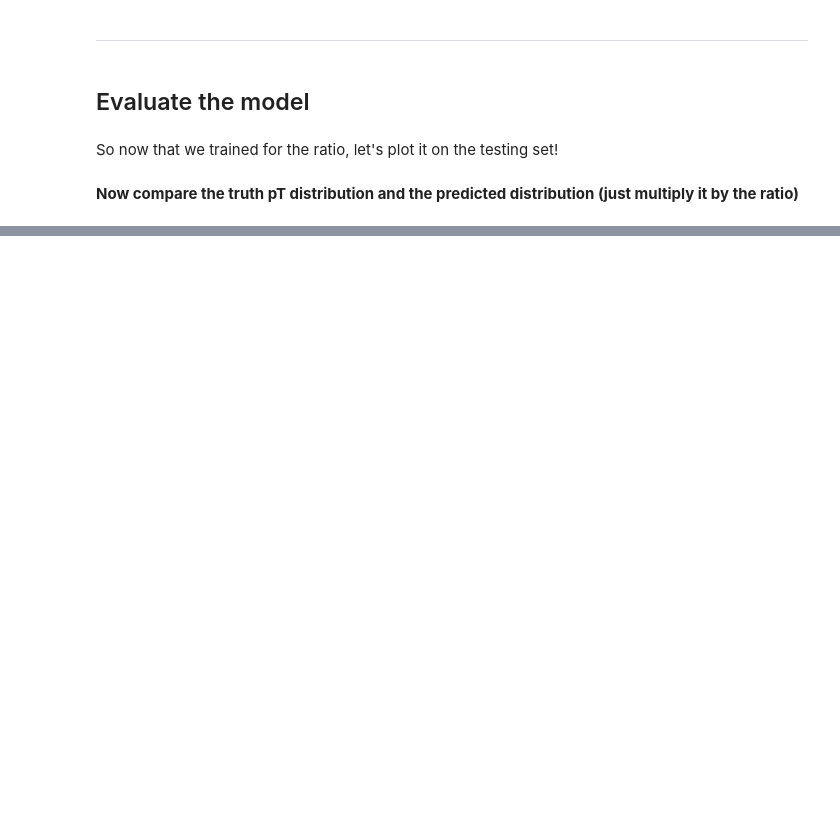
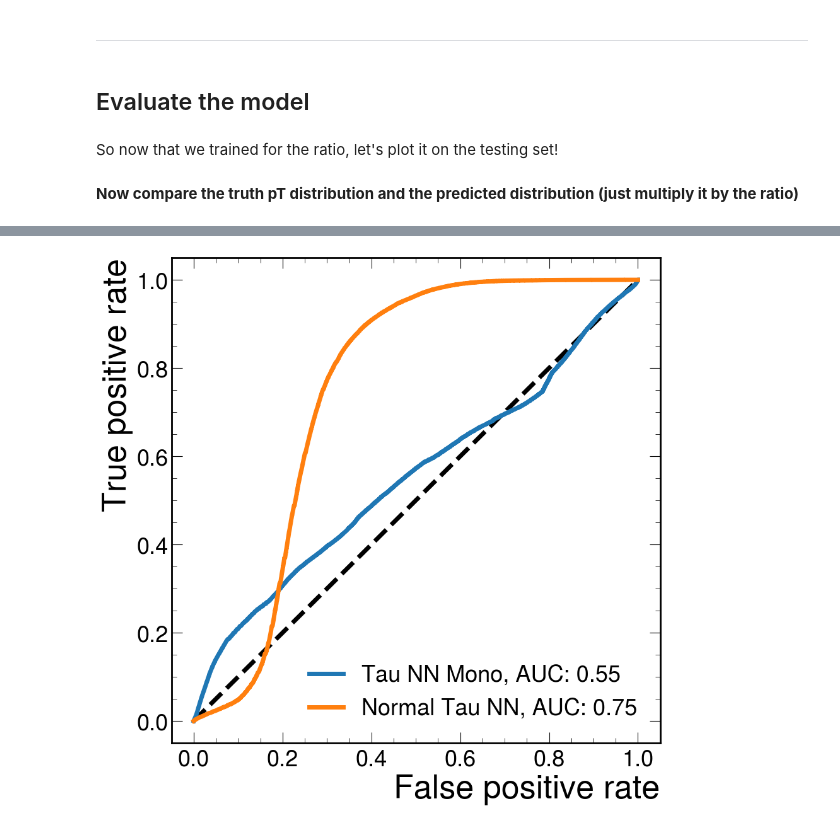
Before and after one commit to ofoofoo/Tau_L1, a Jupyter notebook: notebooks/tau_pt_regress/tau_pt_regression-Orion.ipynb, the cells around one changed output, grey strips where cells are left out. Drawn from its saved outputs; the diff is of its cells as text; code cells hidden in the pictures; blank space fills up the shorter version.

```diff
--- a/notebooks/tau_pt_regress/tau_pt_regression-Orion.ipynb
+++ b/notebooks/tau_pt_regress/tau_pt_regression-Orion.ipynb
@@ -424,0 +589,10 @@ Mean (fit) is -3.955671179118225
+# %%
+NormalModel = load_model('../../models/Feb_4_2023_JetMetTalk_v1_pTShape_EMSeed.h5')
+
+y_pred_mono = model(X_test)
+fpr_mono, tpr_mono, _ = roc_curve(y_test_jetID, y_pred_mono)
+auc_score_mono = round(auc(fpr_mono, tpr_mono),2)
+
+y_pred_normal = NormalModel.predict(X_test)
+fpr_normal, tpr_normal, _ = roc_curve(y_test_jetID,y_pred_normal)
+auc_score_normal = round(auc(fpr_normal, tpr_normal),2)
@@ -424,0 +601,15 @@ Mean (fit) is -3.955671179118225
+# %%
+#Create plot for ROC
+plt.figure(1)
+
+plt.plot([0,1],[0,1],'k--')
+plt.plot(fpr_mono, tpr_mono, label = 'Tau NN Mono, AUC: {}'.format(auc_score_mono))
+plt.plot(fpr_normal, tpr_normal, label = 'Normal Tau NN, AUC: {}'.format(auc_score_normal))
+
+#Establish labels and save image
+plt.xlabel('False positive rate')
+plt.ylabel('True positive rate')
+plt.legend(loc='best')
+plt.show()
+# %% [output]
+[figure, added]
```
Also changed, not shown: parts of 11 cells of this notebook, 4 other files.
